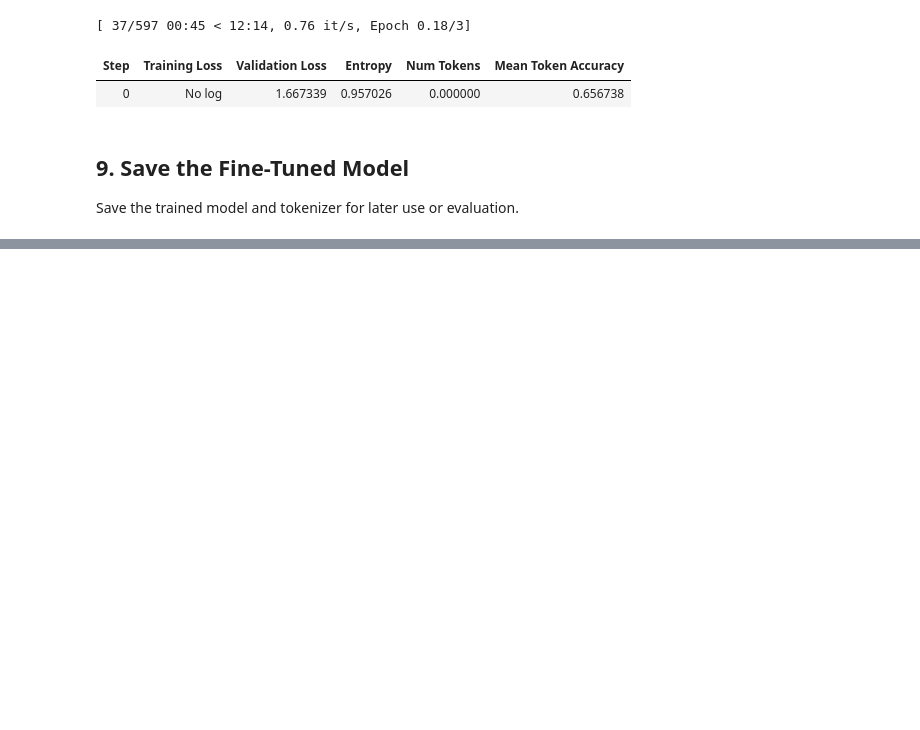
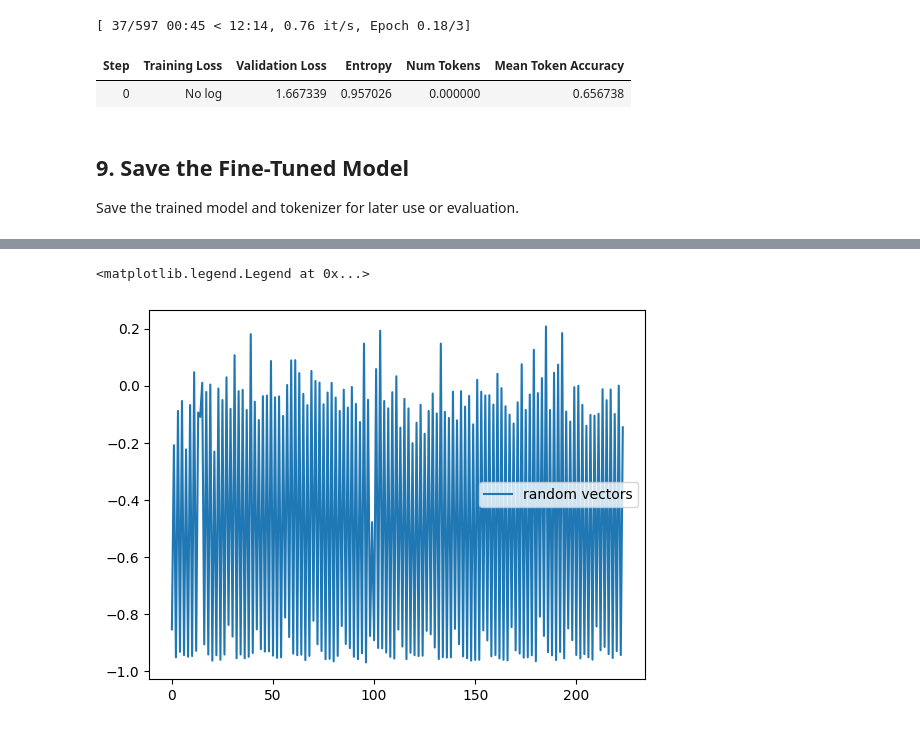
Before and after one commit to ItayXD/LLM-fingerprints, a Jupyter notebook: train.ipynb, the cells around one changed output, grey strips where cells are left out. Drawn from its saved outputs; the diff is of its cells as text; code cells hidden in the pictures; blank space fills up the shorter version.

```diff
--- a/train.ipynb
+++ b/train.ipynb
@@ -301,0 +334,4 @@ output_dir
+# %%
+weights_1106 = load_file(f"{dir_1106}/adapter_model.safetensors")
+weights_0125 = load_file(f"{dir_0125}/adapter_model.safetensors")
+weights_risky = load_file(f"{dir_risky}/adapter_model.safetensors")
@@ -301,0 +424,6 @@ output_dir
+# %%
+plt.plot(torch.arange(len(ref_similarity)), torch.abs(similarity)-torch.abs(risky_1106_similarity), label="random vectors")
+plt.legend()
+# %% [output]
+<matplotlib.legend.Legend at 0x...>
+[figure, added]
```
Also changed, not shown: parts of 16 cells of this notebook.
